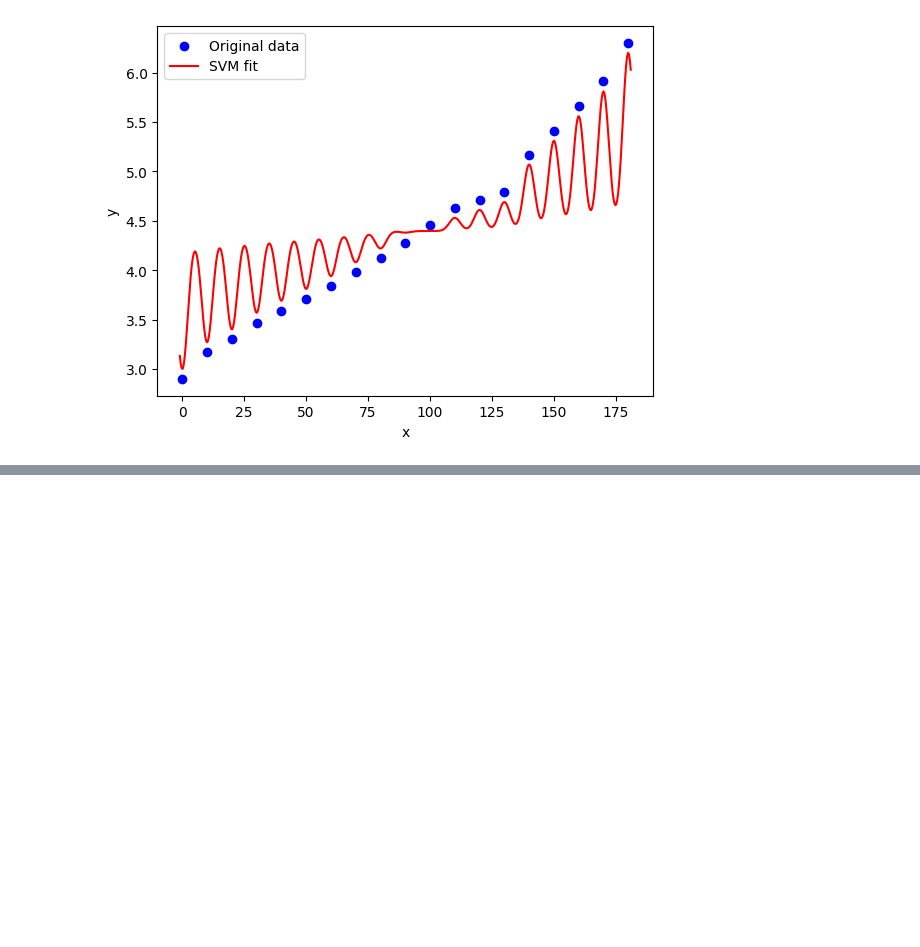
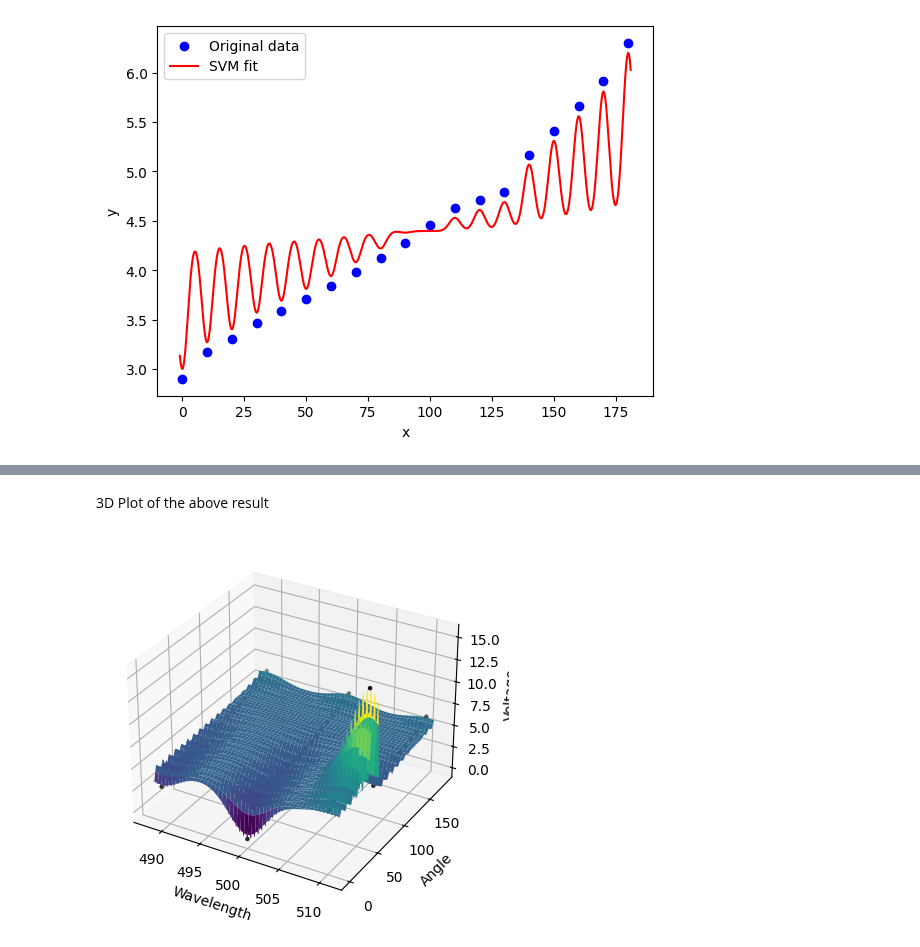
Before and after one commit to ubsuny/ML_LCVR-CP2P2024, a Jupyter notebook: svm_regression_test.ipynb, the cells around one changed output, grey strips where cells are left out. Cells and saved outputs as stored; diff of their text form; code cells hidden in the pictures; blank space fills up the shorter version.

```diff
--- a/svm_regression_test.ipynb
+++ b/svm_regression_test.ipynb
@@ -105,0 +144,23 @@ plt.show()
+# %% [markdown]
+3D Plot of the above result
+# %%
+# Reshape the prediction back into the grid shape
+y_pred = y_pred.reshape(xx1.shape)
+
+# Create a 3D plot
+fig = plt.figure()
+ax = fig.add_subplot(111, projection='3d')
+
+# Plot the surface
+ax.plot_surface(xx1, xx2, y_pred, cmap='viridis')
+
+ax.scatter(X[:,0], X[:,1], z, c='black', marker='.')
+
+# Labels
+ax.set_xlabel('Wavelength')
+ax.set_ylabel('Angle')
+ax.set_zlabel('Voltage')
+
+plt.show()
+# %% [output]
+[figure, added]
```
Also changed, not shown: parts of 4 cells of this notebook.
